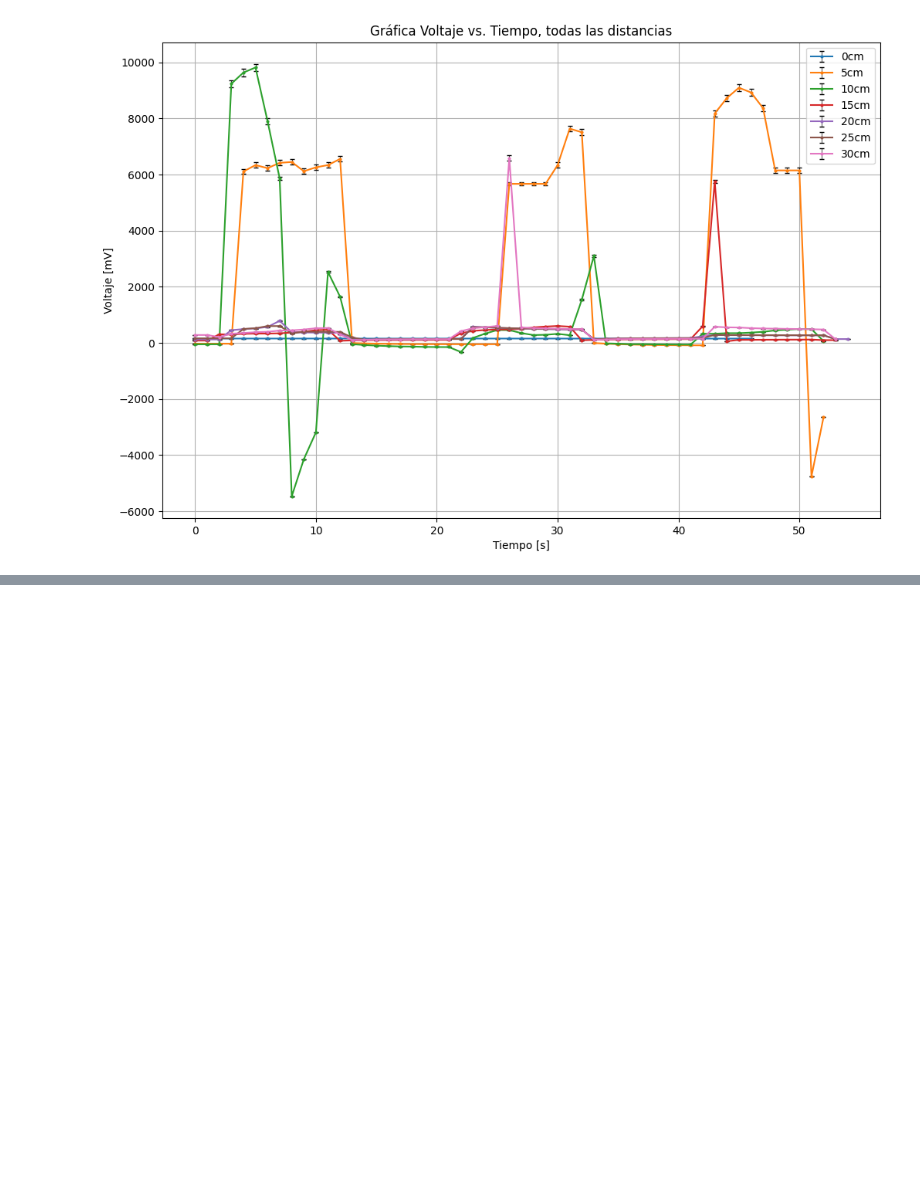
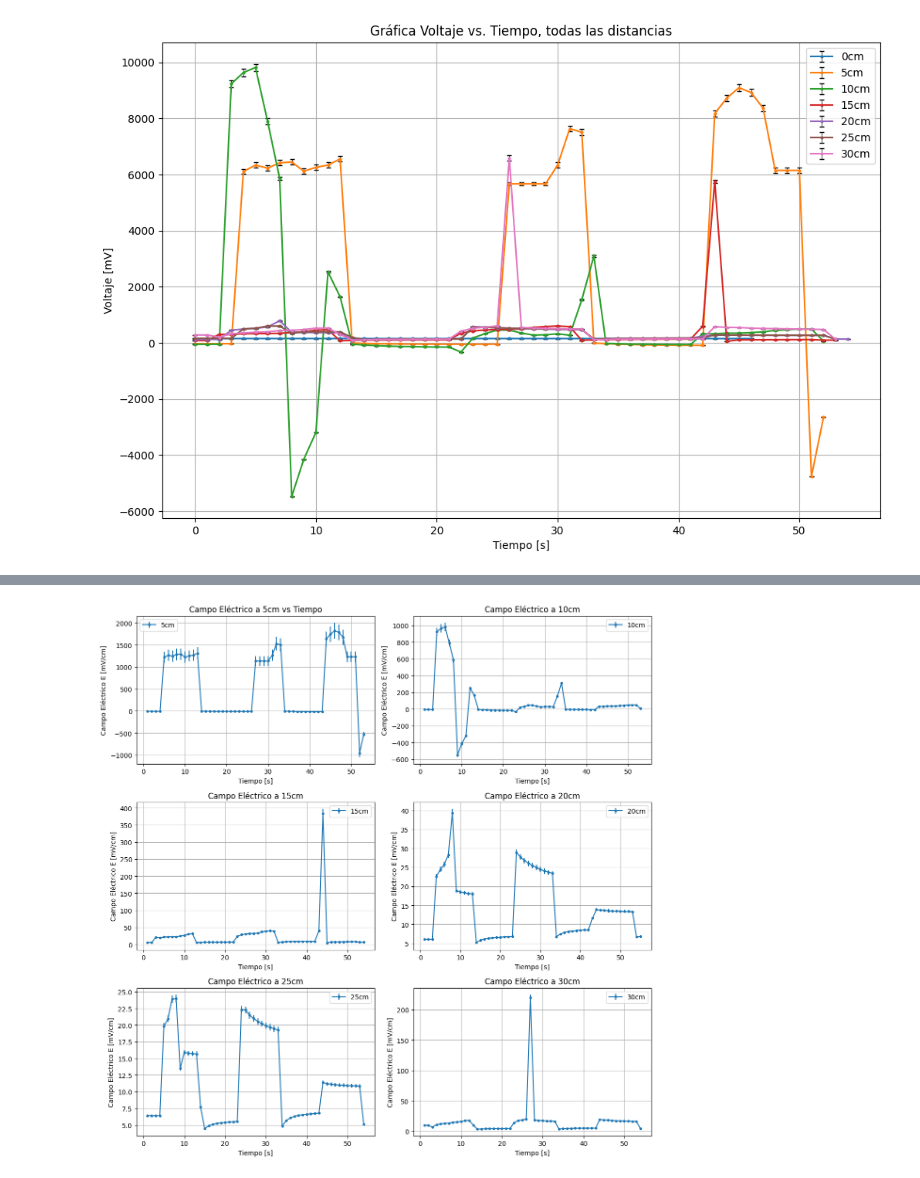
Before and after one commit to Hdavid1123/F-sica-Experimental-II-2024-1, a Jupyter notebook: Proyecto_Final/MedidasEM_ExpII.ipynb, the cells around one changed output, grey strips where cells are left out. Cells and saved outputs as stored; diff of their text form; code cells hidden in the pictures; blank space fills up the shorter version.

Commit message:
Graficas del campo eléctrico con error y promedios sin error

```diff
--- a/Proyecto_Final/MedidasEM_ExpII.ipynb
+++ b/Proyecto_Final/MedidasEM_ExpII.ipynb
@@ -84,14 +84,15 @@ def calcular_error(df):
     df_copy = df.copy()
 
     for column in df.columns:
-        if df[column].dtype in [int, float]:  # Asegurarse de que la columna contenga datos numéricos
-            error_column = 'e_' + column
-            df_copy[error_column] = df[column].apply(calcular_valor_error)
-            # Reorganizar las columnas para que la columna de error quede a la derecha de la columna original
-            cols = df_copy.columns.tolist()
-            col_idx = cols.index(column)
-            cols.insert(col_idx + 1, cols.pop(cols.index(error_column)))
-            df_copy = df_copy[cols]
+        if columna != 'Tiempo':
+            if df[column].dtype in [int, float]:  # Asegurarse de que la columna contenga datos numéricos
+                error_column = 'e_' + column
+                df_copy[error_column] = df[column].apply(calcular_valor_error)
+                # Reorganizar las columnas para que la columna de error quede a la derecha de la columna original
+                cols = df_copy.columns.tolist()
+                col_idx = cols.index(column)
+                cols.insert(col_idx + 1, cols.pop(cols.index(error_column)))
+                df_copy = df_copy[cols]
 
     return df_copy
 
@@ -204,0 +252,70 @@ $$N = \left ( \frac{V_{cc}}{2} + \frac{1.3\ mV}{Gauss} * B \right) * \frac{1023}
+# %%
+df_EyDeltaE['Tiempo'] = df_EyDeltaE.index + 1
+
+# Identificar las columnas que queremos graficar
+distances = [5, 10, 15, 20, 25, 30]
+
+# Número de columnas para las subgráficas (puedes ajustar este valor)
+num_cols = 2
+
+# Calcular el número de filas necesarias para acomodar todas las series de datos
+num_rows = 3
+
+# Crear la figura con el número calculado de subgráficas
+fig, axs = plt.subplots(num_rows, num_cols, figsize=(12, 4 * num_rows))
+
+# Aplanar la matriz de ejes para facilitar la iteración
+axs = axs.flatten()
+
+# Graficar cada columna de campo eléctrico con su error en subgráficas separadas
+
+axs[0].errorbar(df_EyDeltaE['Tiempo'], df_EyDeltaE['E_5cm'], yerr=df_EyDeltaE['Delta_E_5cm'], fmt='-o', markersize='3', label='5cm')
+axs[0].set_title(f'Campo Eléctrico a 5cm vs Tiempo')
+axs[0].set_xlabel('Tiempo [s]')
+axs[0].set_ylabel('Campo Eléctrico E [mV/cm]')
+axs[0].legend()
+axs[0].grid(True)
+
+axs[1].errorbar(df_EyDeltaE['Tiempo'], df_EyDeltaE['E_10cm'], yerr=df_EyDeltaE['Delta_E_10cm'], fmt='-o', markersize='3', label='10cm')
+axs[1].set_title(f'Campo Eléctrico a 10cm')
+axs[1].set_xlabel('Tiempo [s]')
+axs[1].set_ylabel('Campo Eléctrico E [mV/cm]')
+axs[1].legend()
+axs[1].grid(True)
+
+axs[2].errorbar(df_EyDeltaE['Tiempo'], df_EyDeltaE['E_15cm'], yerr=df_EyDeltaE['Delta_E_15cm'], fmt='-o', markersize='3', label='15cm')
+axs[2].set_title(f'Campo Eléctrico a 15cm')
+axs[2].set_xlabel('Tiempo [s]')
+axs[2].set_ylabel('Campo Eléctrico E [mV/cm]')
+axs[2].legend()
+axs[2].grid(True)
+
+axs[3].errorbar(df_EyDeltaE['Tiempo'], df_EyDeltaE['E_20cm'], yerr=df_EyDeltaE['Delta_E_20cm'], fmt='-o', markersize='3', label='20cm')
+axs[3].set_title(f'Campo Eléctrico a 20cm')
+axs[3].set_xlabel('Tiempo [s]')
+axs[3].set_ylabel('Campo Eléctrico E [mV/cm]')
+axs[3].legend()
+axs[3].grid(True)
+
+axs[4].errorbar(df_EyDeltaE['Tiempo'], df_EyDeltaE['E_25cm'], yerr=df_EyDeltaE['Delta_E_25cm'], fmt='-o', markersize='3', label='25cm')
+axs[4].set_title(f'Campo Eléctrico a 25cm')
+axs[4].set_xlabel('Tiempo [s]')
+axs[4].set_ylabel('Campo Eléctrico E [mV/cm]')
+axs[4].legend()
+axs[4].grid(True)
+
+axs[5].errorbar(df_EyDeltaE['Tiempo'], df_EyDeltaE['E_30cm'], yerr=df_EyDeltaE['Delta_E_30cm'], fmt='-o', markersize='3', label='30cm')
+axs[5].set_title(f'Campo Eléctrico a 30cm')
+axs[5].set_xlabel('Tiempo [s]')
+axs[5].set_ylabel('Campo Eléctrico E [mV/cm]')
+axs[5].legend()
+axs[5].grid(True)
+
+
+# Ajustar el espacio entre subgráficas
+fig.tight_layout()
+plt.savefig('CamposElectricos por distancia vs Tiempo.jpg', dpi=400)
+# Mostrar la figura
+plt.show()
+# %% [output]
+[figure, added]
```
Also changed, not shown: parts of 14 cells of this notebook.
